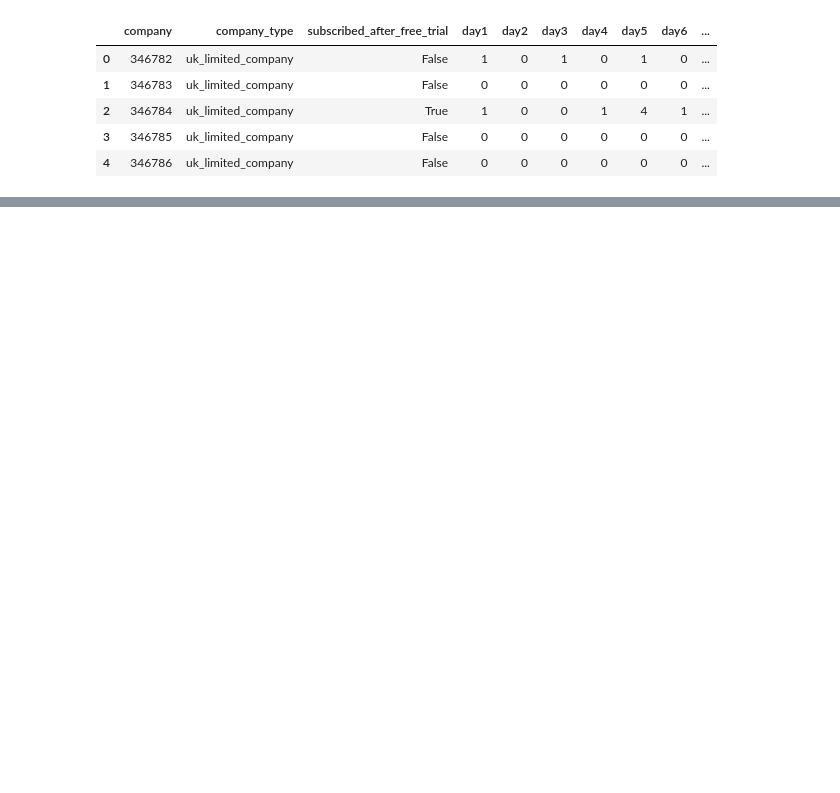
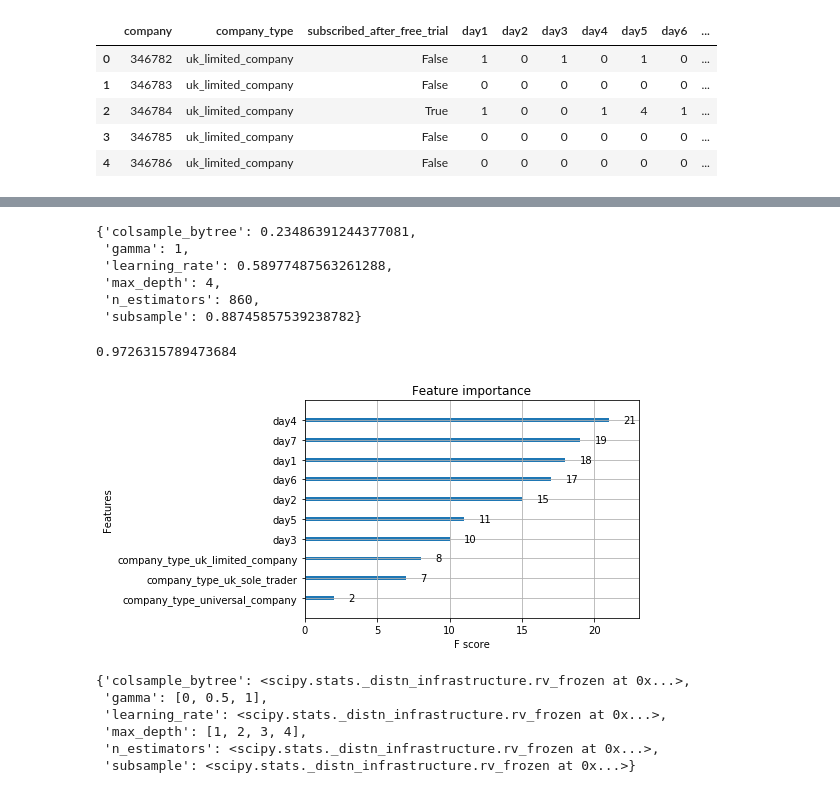
Before and after one commit to NikolayOG/freeagent-datascience, a Jupyter notebook: analysis.ipynb, the cells around one changed output, grey strips where cells are left out. Drawn from its saved outputs; the diff is of its cells as text; code cells hidden in the pictures; blank space fills up the shorter version.

Commit message:
adding xgboost and svm model

```diff
--- a/analysis.ipynb
+++ b/analysis.ipynb
@@ -123,0 +148,30 @@ I think on average companies that subscribe go to the website at least two times
+# %%
+cv = StratifiedKFold(Y, n_folds=10, shuffle=True, random_state=seed) # Define cross-validation strategy for testing. Let's use StratifiedKFold which guarantees that target label is equally distributed across each fold:
+# %%
+# perform randomized grid search with xgboost
+
+params_fixed = {
+    'objective': 'binary:logistic',
+    'silent': 1
+}
+
+
+params_dist_grid = {
+    'max_depth': [1, 2, 3, 4],
+    'gamma': [0, 0.5, 1],
+    'n_estimators': randint(1, 1001), # uniform discrete random distribution
+    'learning_rate': uniform(), # gaussian distribution
+    'subsample': uniform(), # gaussian distribution
+    'colsample_bytree': uniform() # gaussian distribution
+}
+
+grid_search_xgboost = RandomizedSearchCV (
+    estimator = XGBClassifier(**params_fixed, seed=seed),
+    param_distributions = params_dist_grid,
+    n_iter = 10,
+    cv = cv,
+    scoring= 'accuracy',
+    random_state = seed
+)
+# %%
+grid_search_xgboost.fit(X, Y)
@@ -123,0 +190,29 @@ I think on average companies that subscribe go to the website at least two times
+# %%
+xgboost_model = grid_search_xgboost.best_estimator_
+# %%
+grid_search_xgboost.best_params_
+# %% [output]
+{'colsample_bytree': 0.23486391244377081,
+ 'gamma': 1,
+ 'learning_rate': 0.58977487563261288,
+ 'max_depth': 4,
+ 'n_estimators': 860,
+ 'subsample': 0.88745857539238782}
+# %%
+grid_search_xgboost.best_score_
+# %% [output]
+0.9726315789473684
+# %%
+plot_importance(xgboost_model)
+plt.show()
+# %% [output]
+[figure, added]
+# %%
+grid_search_xgboost.param_distributions
+# %% [output]
+{'colsample_bytree': <scipy.stats._distn_infrastructure.rv_frozen at 0x...>,
+ 'gamma': [0, 0.5, 1],
+ 'learning_rate': <scipy.stats._distn_infrastructure.rv_frozen at 0x...>,
+ 'max_depth': [1, 2, 3, 4],
+ 'n_estimators': <scipy.stats._distn_infrastructure.rv_frozen at 0x...>,
+ 'subsample': <scipy.stats._distn_infrastructure.rv_frozen at 0x...>}
```
Also changed, not shown: parts of 18 cells of this notebook.
